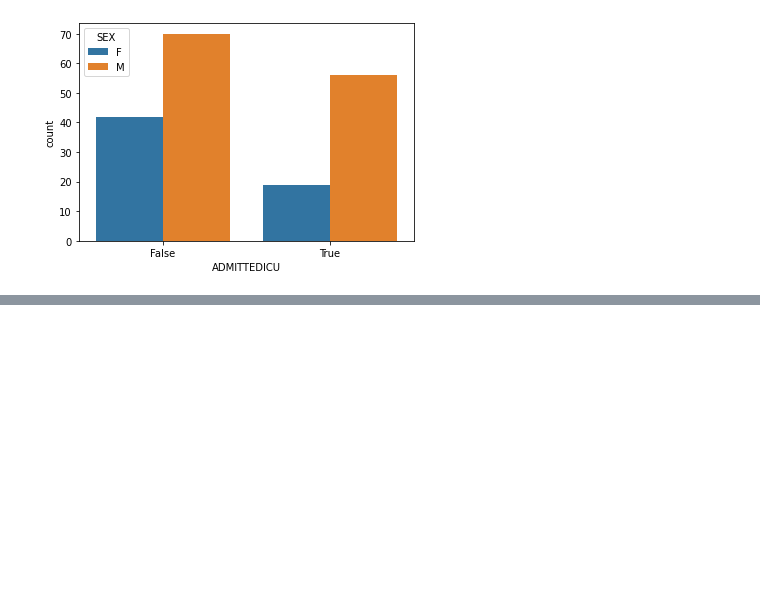
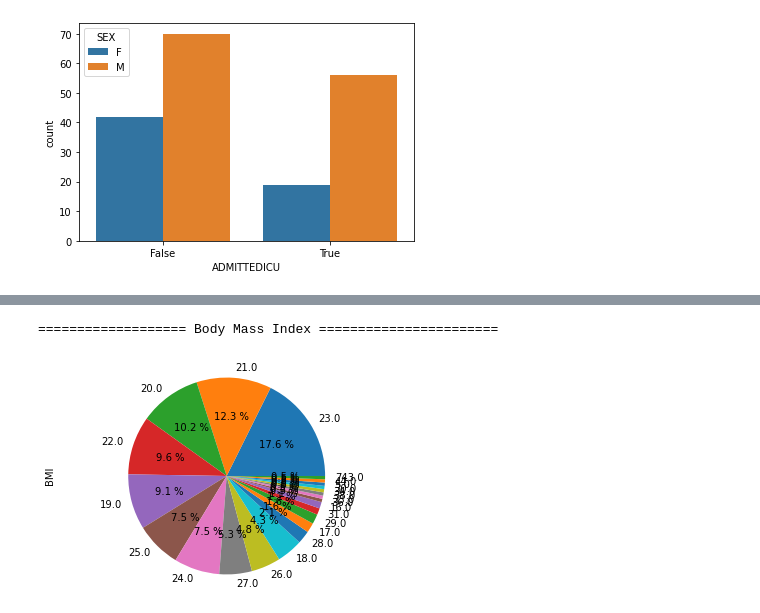
Before and after one commit to vital-ultrasound/preprint2023, a Jupyter notebook: proceedings/statistica-analysis/notebooks/participant-descriptions.ipynb, the cells around one changed output, grey strips where cells are left out. Cells and saved outputs as stored; diff of their text form; code cells hidden in the pictures; blank space fills up the shorter version.

```diff
--- a/proceedings/statistica-analysis/notebooks/participant-descriptions.ipynb
+++ b/proceedings/statistica-analysis/notebooks/participant-descriptions.ipynb
@@ -131,0 +172,10 @@ plt.show()
+# %%
+print(f'=================== Body Mass Index =======================')
+basic_demographics['BMI'].value_counts().plot.pie(autopct='%.1f %%', ylabel='BMI', legend=False)
+plt.axis('equal')
+plt.show()
+## Few evidence on Body mass index (BMI) dynamics in vietnam
+# https://www.nature.com/articles/1602675
+# %% [output]
+=================== Body Mass Index =======================
+[figure, added]
```
Also changed, not shown: parts of 12 cells of this notebook.
